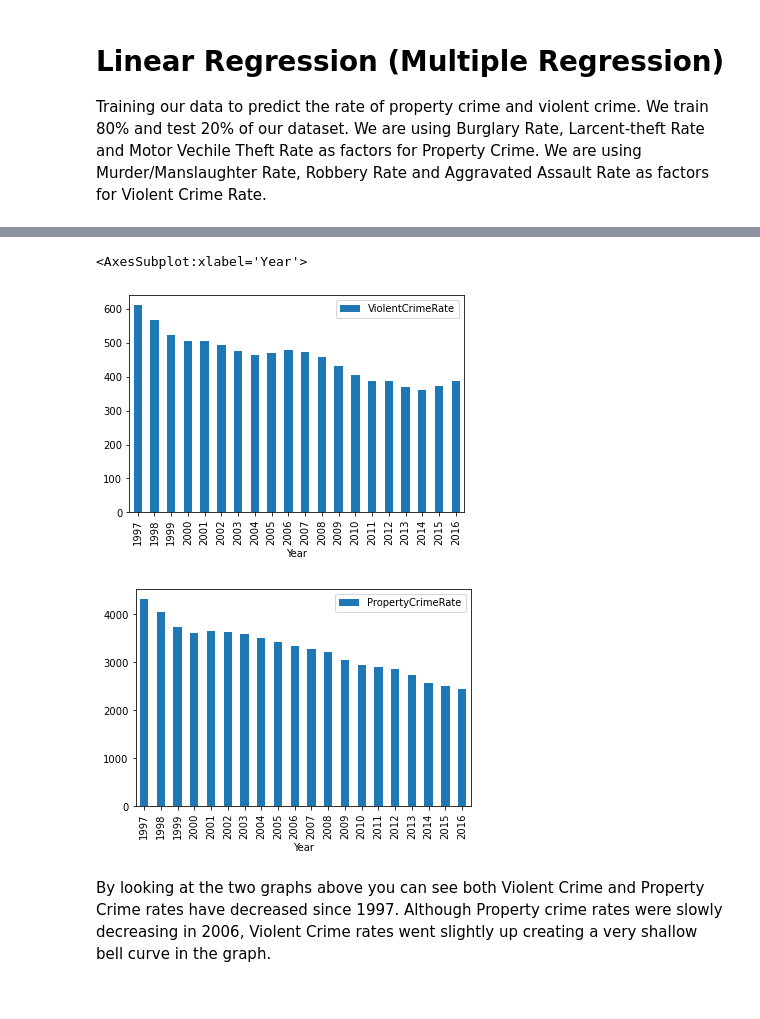
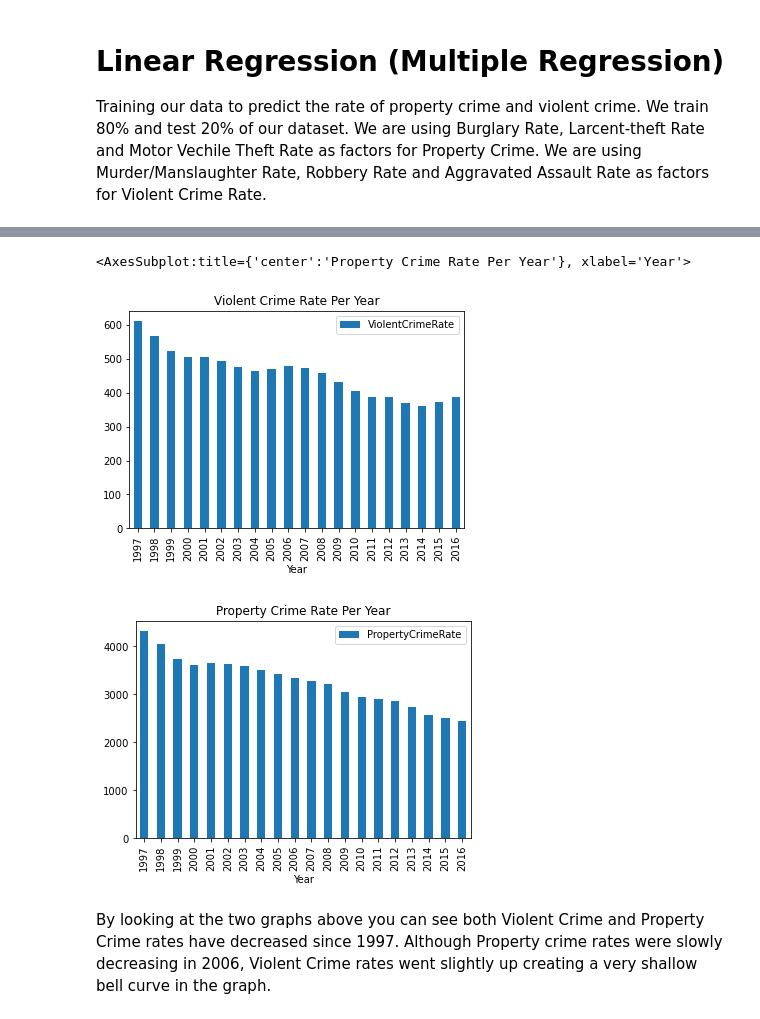
Before and after one commit to lorenzog1/CS105-FinalProject, a Jupyter notebook: Crime In US Project/CS_105_Final.ipynb, the cells around one changed output, grey strips where cells are left out. Cells and saved outputs as stored; diff of their text form; code cells hidden in the pictures.

```diff
--- a/Crime In US Project/CS_105_Final.ipynb
+++ b/Crime In US Project/CS_105_Final.ipynb
@@ -146,12 +146,12 @@ Violent Crime Rate using a low murder/manslaughter and robbery rate and a high a
 # %%
-USCrime_df.plot.bar(x = "Year", y = "ViolentCrimeRate")
+USCrime_df.plot.bar(x = "Year", y = "ViolentCrimeRate", title = "Violent Crime Rate Per Year")
 USCrime_df = USCrime_df.astype(float, errors = 'raise')
 USCrime_df["Year"] = USCrime_df["Year"].astype(int, errors = 'raise')
-USCrime_df.plot.bar(x = "Year", y = "PropertyCrimeRate")
+USCrime_df.plot.bar(x = "Year", y = "PropertyCrimeRate",title = "Property Crime Rate Per Year")
 # %% [output]
-<AxesSubplot:xlabel='Year'>
+<AxesSubplot:title={'center':'Property Crime Rate Per Year'}, xlabel='Year'>
-[figure, old version]
+[figure, new version]
-[figure, old version]
+[figure, new version]
 # %% [markdown]
 By looking at the two graphs above you can see both Violent Crime and Property Crime rates have decreased since 1997. Although Property crime rates were slowly decreasing in 2006, Violent Crime rates went slightly up creating a very shallow bell curve in the graph.
 # %%
```
Also changed, not shown: parts of 2 cells of this notebook.
